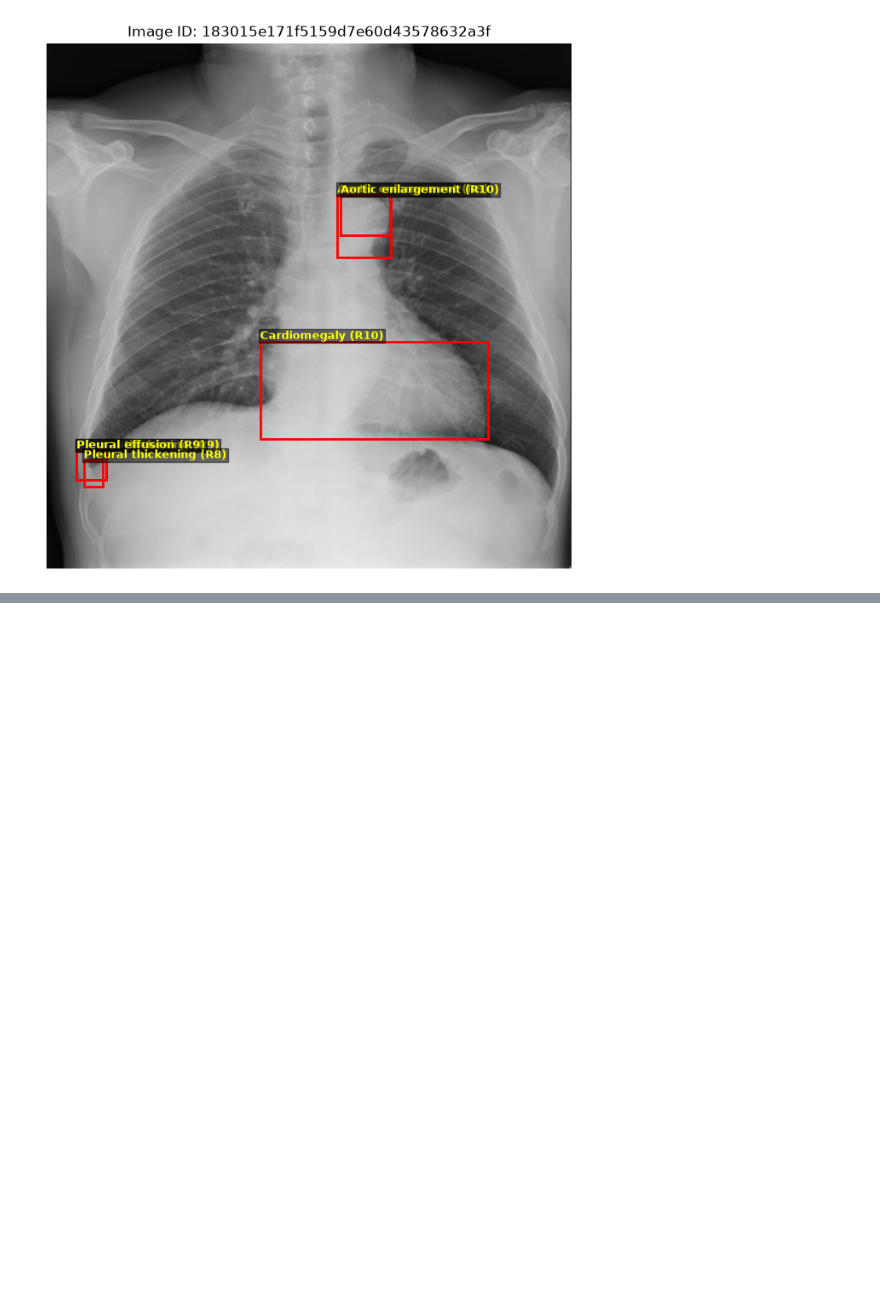
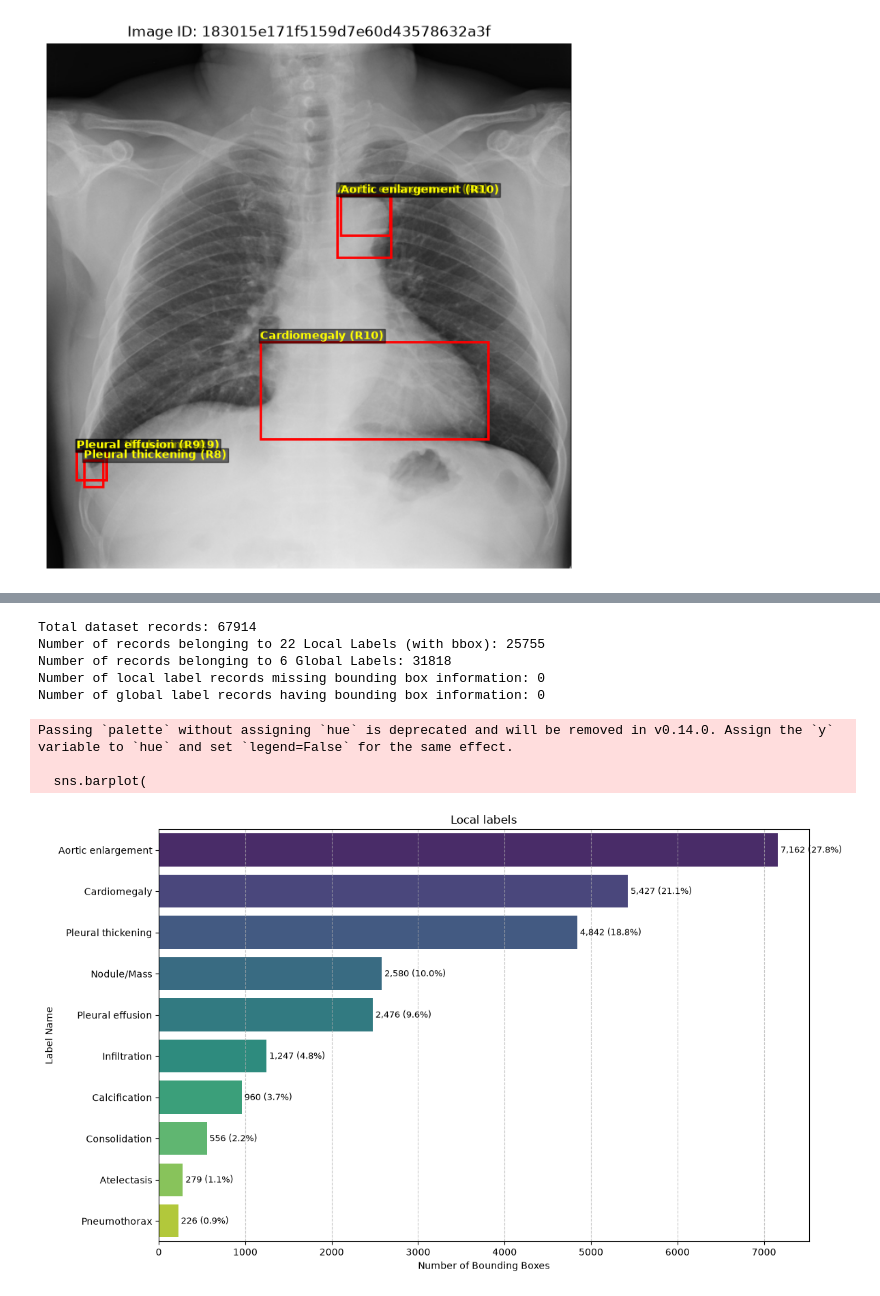
Before and after one commit to HuyDuongQuoc/DATH-HK261-explainable-cxr, a Jupyter notebook: notebooks/01_eda.ipynb, the cells around one changed output, grey strips where cells are left out. Drawn from its saved outputs; the diff is of its cells as text; code cells hidden in the pictures; blank space fills up the shorter version.

Commit message:
adjusted EDA notebook: add sub-problem division and figure plotting

```diff
--- a/notebooks/01_eda.ipynb
+++ b/notebooks/01_eda.ipynb
@@ -113,0 +149,68 @@ if len(abnormal_samples) > 0:
+# %%
+# TODO PRBL1
+
+LOCAL_LABELS = [
+    "Aortic enlargement", "Atelectasis", "Calcification", "Cardiomegaly",
+    "Clavicle fracture", "Consolidation", "Edema", "Emphysema",
+    "Enlarged PA", "Extramedullary hematopoiesis", "Fibrosis", "Hemidiaphragm elevation",
+    "Infiltration", "Lung cavity", "Lung cyst", "Lung opacity",
+    "Mediastinal shift", "Nodule/Mass", "Pleural effusion", "Pleural thickening",
+    "Pneumothorax", "Rib fracture"
+]
+
+GLOBAL_LABELS = [
+    "COPD", "Lung tumor", "Pneumonia", "Tuberculosis",
+    "Other diseases", "No finding"
+]
+
+df_local = df[df["class_name"].isin(LOCAL_LABELS)].copy()
+df_global = df[df["class_name"].isin(GLOBAL_LABELS)].copy()
+
+print(f"Total dataset records: {len(df)}")
+print(f"Number of records belonging to 22 Local Labels (with bbox): {len(df_local)}")
+print(f"Number of records belonging to 6 Global Labels: {len(df_global)}")
+
+missing_box_local = df_local["x_min"].isna().sum()
+print(f"Number of local label records missing bounding box information: {missing_box_local}")
+
+having_box_global = df_global["x_min"].notna().sum()
+print(f"Number of global label records having bounding box information: {having_box_global}")
+# %% [output]
+Total dataset records: 67914
+Number of records belonging to 22 Local Labels (with bbox): 25755
+Number of records belonging to 6 Global Labels: 31818
+Number of local label records missing bounding box information: 0
+Number of global label records having bounding box information: 0
+# %%
+# frequency distribution of local labels
+local_counts = df_local["class_name"].value_counts().reset_index()
+local_counts.columns = ["class_name", "box_count"]
+local_counts["percentage (%)"] = (local_counts["box_count"] / len(df_local)) * 100
+
+plt.figure(figsize=(12, 7))
+sns.barplot(
+    data=local_counts,
+    x="box_count",
+    y="class_name",
+    palette="viridis"
+)
+plt.title("Local labels")
+plt.xlabel("Number of Bounding Boxes")
+plt.ylabel("Label Name")
+plt.grid(axis='x', linestyle='--', alpha=0.7)
+
+for idx, row in local_counts.iterrows():
+    plt.text(
+        row["box_count"] + 30, idx,
+        f"{row['box_count']:,} ({row['percentage (%)']:.1f}%)",
+        va='center',
+        fontsize=9
+    ) # this add numbers to plot
+
+plt.tight_layout()
+plt.show()
+# %% [output]
+Passing `palette` without assigning `hue` is deprecated and will be removed in v0.14.0. Assign the `y` variable to `hue` and set `legend=False` for the same effect.
+
+  sns.barplot(
+[figure, added]
```
Also changed, not shown: parts of 14 cells of this notebook, 4 other files.
